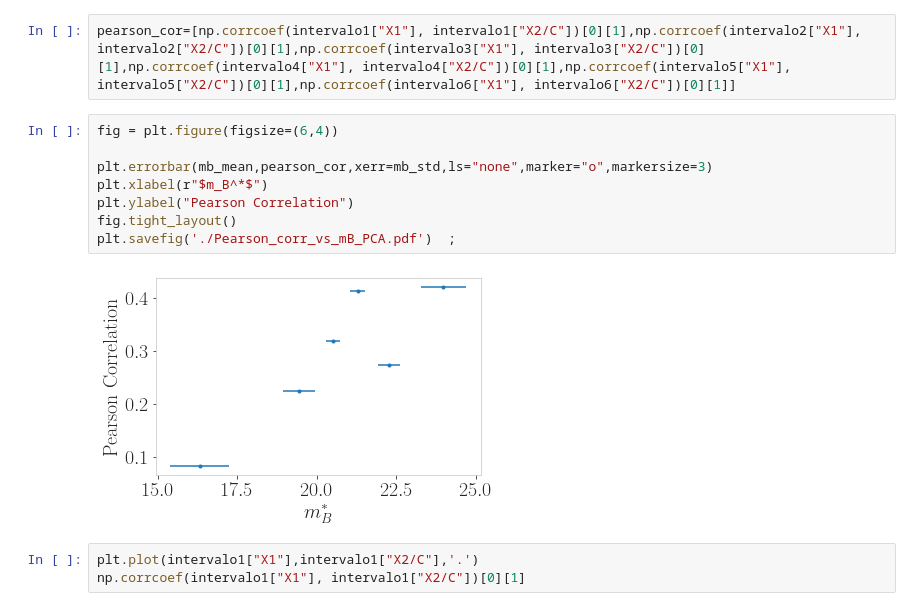
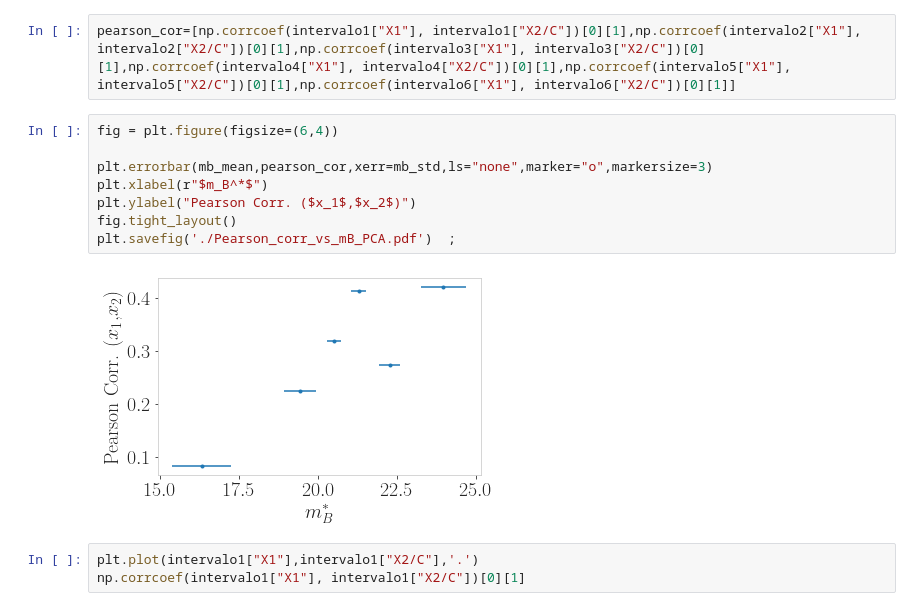
Before and after one commit to CassiaNascimento/PETS_model_for_SN_Ia_LC_fitting, a Jupyter notebook: fitting_pantheon/pca fit results/Cosmology_LCDM_PCA.ipynb, the cells around one changed output. Drawn from its saved outputs; the diff is of its cells as text.

```diff
--- a/fitting_pantheon/pca fit results/Cosmology_LCDM_PCA.ipynb
+++ b/fitting_pantheon/pca fit results/Cosmology_LCDM_PCA.ipynb
@@ -290,13 +290,13 @@ pearson_cor=[np.corrcoef(intervalo1["X1"], intervalo1["X2/C"])[0][1],np.corrcoef
 # %%
 fig = plt.figure(figsize=(6,4))
 
 plt.errorbar(mb_mean,pearson_cor,xerr=mb_std,ls="none",marker="o",markersize=3)
 plt.xlabel(r"$m_B^*$")
-plt.ylabel("Pearson Correlation")
+plt.ylabel("Pearson Corr. ($x_1$,$x_2$)")
 fig.tight_layout()
 plt.savefig('./Pearson_corr_vs_mB_PCA.pdf')  ;
 # %% [output]
-[figure, old version]
+[figure, new version]
 # %%
 plt.plot(intervalo1["X1"],intervalo1["X2/C"],'.')
 np.corrcoef(intervalo1["X1"], intervalo1["X2/C"])[0][1]
```
Also changed, not shown: parts of 2 cells of this notebook, 1 other file.
